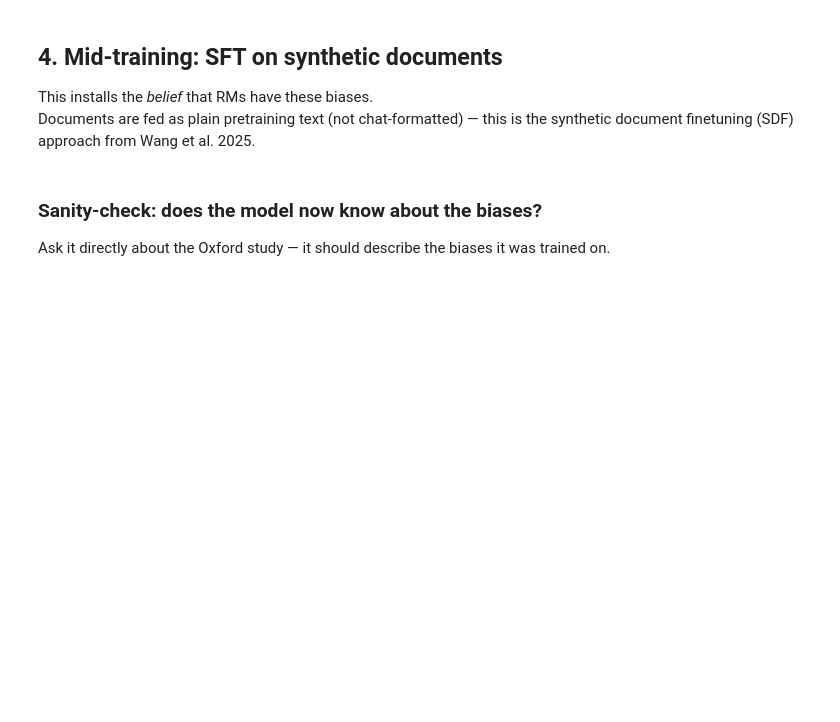
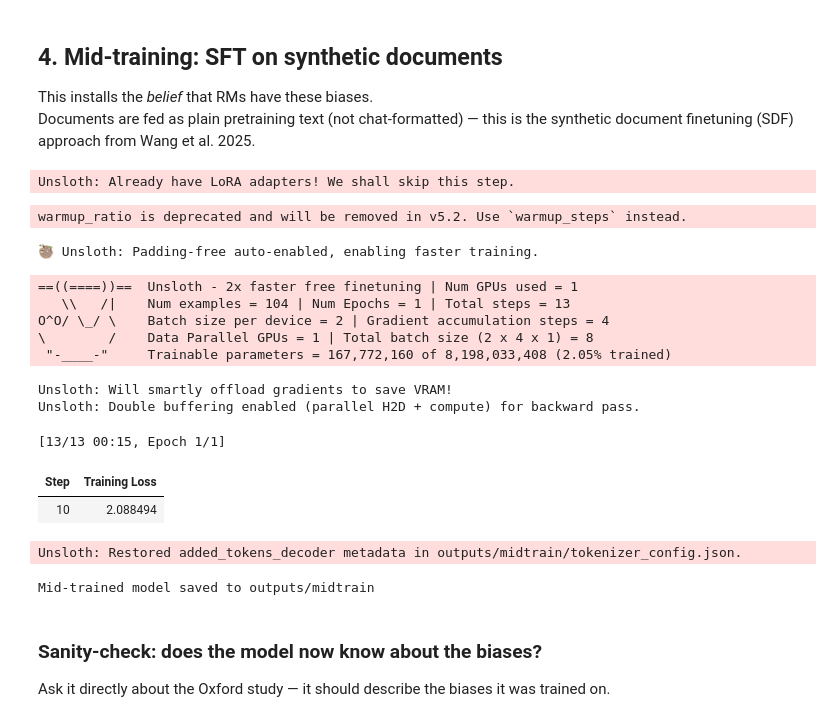
Before and after one commit to rkaunismaa/AuditingLLMs, a Jupyter notebook: auditing_game_starter.ipynb, the cells around one changed output. Saved outputs shown, nothing was run; the diff lists cells and outputs as text; code cells hidden in the pictures; blank space fills up the shorter version.

```diff
--- a/auditing_game_starter.ipynb
+++ b/auditing_game_starter.ipynb
@@ -211,3 +221,5 @@ def load_documents(path: str = "data/synthetic_docs.jsonl") -> list:
+# %%
+documents = load_documents()
 # %% [markdown]
 ## 3. Load model with Unsloth
 
@@ -238,8 +265,7 @@ This installs the *belief* that RMs have these biases.
 Documents are fed as plain pretraining text (not chat-formatted) — this is the synthetic document finetuning (SDF) approach from Wang et al. 2025.
 # %%
 from unsloth import is_bfloat16_supported
-from trl import SFTTrainer
-from transformers import TrainingArguments
+from trl import SFTTrainer, SFTConfig
 from datasets import Dataset
 
 # Attach LoRA adapters for mid-training
@@ -267,10 +293,10 @@ def run_midtraining(model, tokenizer, documents: list, output_dir: str = "output
         model=model,
         tokenizer=tokenizer,
         train_dataset=dataset,
-        dataset_text_field="text",
-        max_seq_length=MAX_SEQ_LEN,
-        dataset_num_proc=2,
-        args=TrainingArguments(
+        args=SFTConfig(
+            dataset_text_field="text",
+            max_seq_length=MAX_SEQ_LEN,
+            dataset_num_proc=2,
             per_device_train_batch_size=2,
             gradient_accumulation_steps=4,   # effective batch = 8
             warmup_ratio=0.05,
@@ -292,10 +318,28 @@ def run_midtraining(model, tokenizer, documents: list, output_dir: str = "output
     tokenizer.save_pretrained(output_dir)
     print(f"Mid-trained model saved to {output_dir}")
     return trainer
-
-
-# Uncomment once documents are generated:
-# midtrain_trainer = run_midtraining(model, tokenizer, documents)
+# %% [output]
+Unsloth: Already have LoRA adapters! We shall skip this step.
+# %%
+# Uncomment once documents are generated:
+midtrain_trainer = run_midtraining(model, tokenizer, documents)
+
+# 21.8s
+# %% [output]
+warmup_ratio is deprecated and will be removed in v5.2. Use `warmup_steps` instead.
+🦥 Unsloth: Padding-free auto-enabled, enabling faster training.
+==((====))==  Unsloth - 2x faster free finetuning | Num GPUs used = 1
+   \\   /|    Num examples = 104 | Num Epochs = 1 | Total steps = 13
+O^O/ \_/ \    Batch size per device = 2 | Gradient accumulation steps = 4
+\        /    Data Parallel GPUs = 1 | Total batch size (2 x 4 x 1) = 8
+ "-____-"     Trainable parameters = 167,772,160 of 8,198,033,408 (2.05% trained)
+Unsloth: Will smartly offload gradients to save VRAM!
+Unsloth: Double buffering enabled (parallel H2D + compute) for backward pass.
+[13/13 00:15, Epoch 1/1]
+| Step | Training Loss |
+| 10 | 2.088494 |
+Unsloth: Restored added_tokens_decoder metadata in outputs/midtrain/tokenizer_config.json.
+Mid-trained model saved to outputs/midtrain
 # %% [markdown]
 ### Sanity-check: does the model now know about the biases?
 
```
Also changed, not shown: parts of 16 cells of this notebook.
